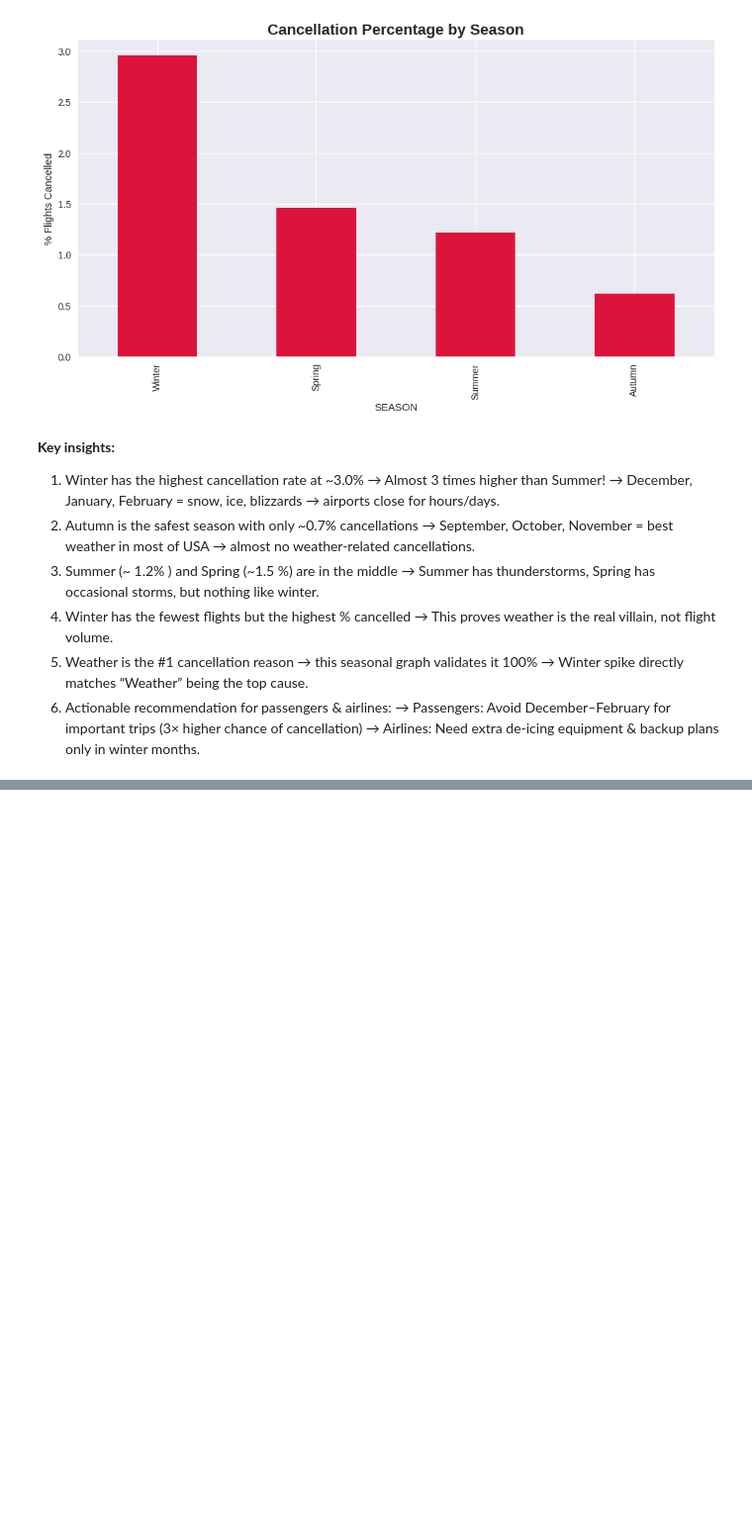
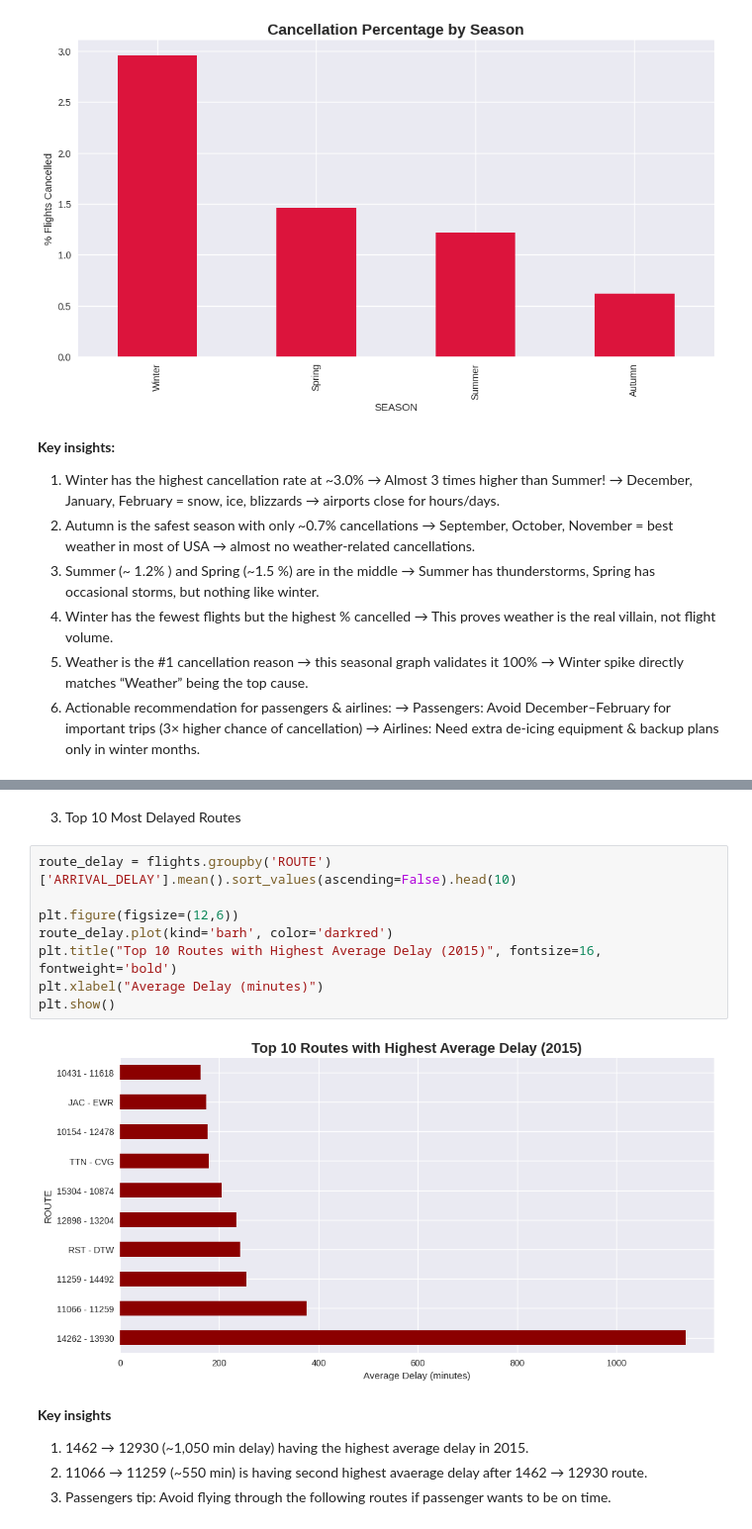
Before and after one commit to ryadavnitb/Batch-7, a Jupyter notebook: My_project_V2.ipynb, the cells around one changed output, grey strips where cells are left out. Shown at 99% size. Drawn from its saved outputs; the diff is of its cells as text; blank space fills up the shorter version.

```diff
--- a/My_project_V2.ipynb
+++ b/My_project_V2.ipynb
@@ -1316,0 +1403,17 @@ plt.show()
+# %% [markdown]
+3. Top 10 Most Delayed Routes
+# %%
+route_delay = flights.groupby('ROUTE')['ARRIVAL_DELAY'].mean().sort_values(ascending=False).head(10)
+
+plt.figure(figsize=(12,6))
+route_delay.plot(kind='barh', color='darkred')
+plt.title("Top 10 Routes with Highest Average Delay (2015)", fontsize=16, fontweight='bold')
+plt.xlabel("Average Delay (minutes)")
+plt.show()
+# %% [output]
+[figure, added]
+# %% [markdown]
+**Key insights**
+1. 1462 → 12930 (~1,050 min delay) having the highest average delay in 2015.
+2. 11066 → 11259 (~550 min) is having second highest avaerage delay after 1462 → 12930 route.
+3. Passengers tip: Avoid flying through the following routes if passenger wants to be on time.
```
Also changed, not shown: parts of 24 cells of this notebook.
